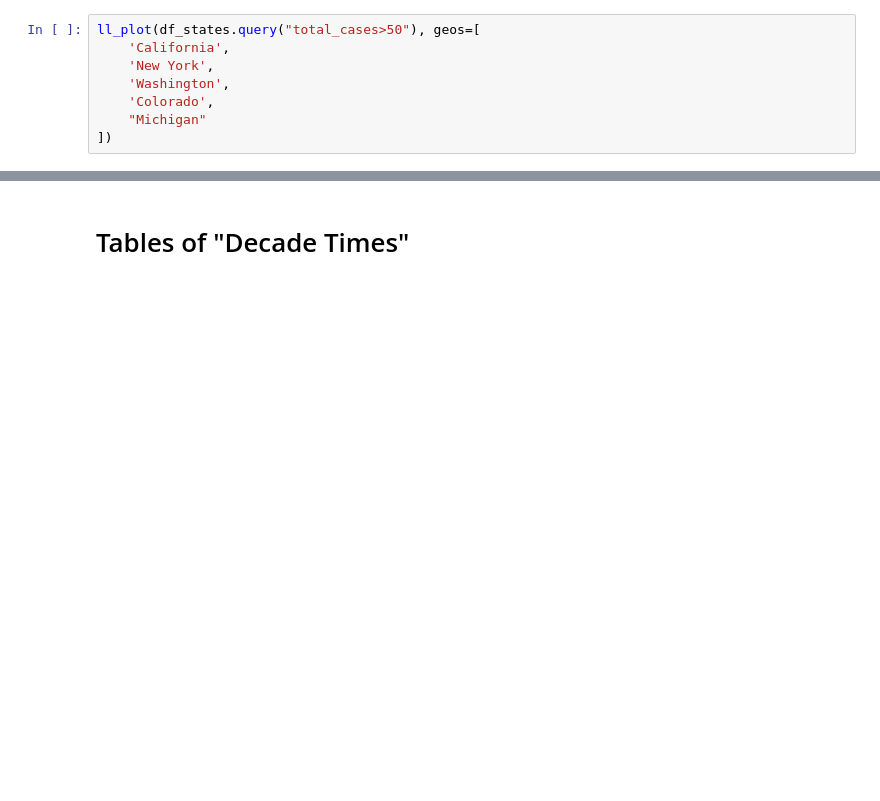
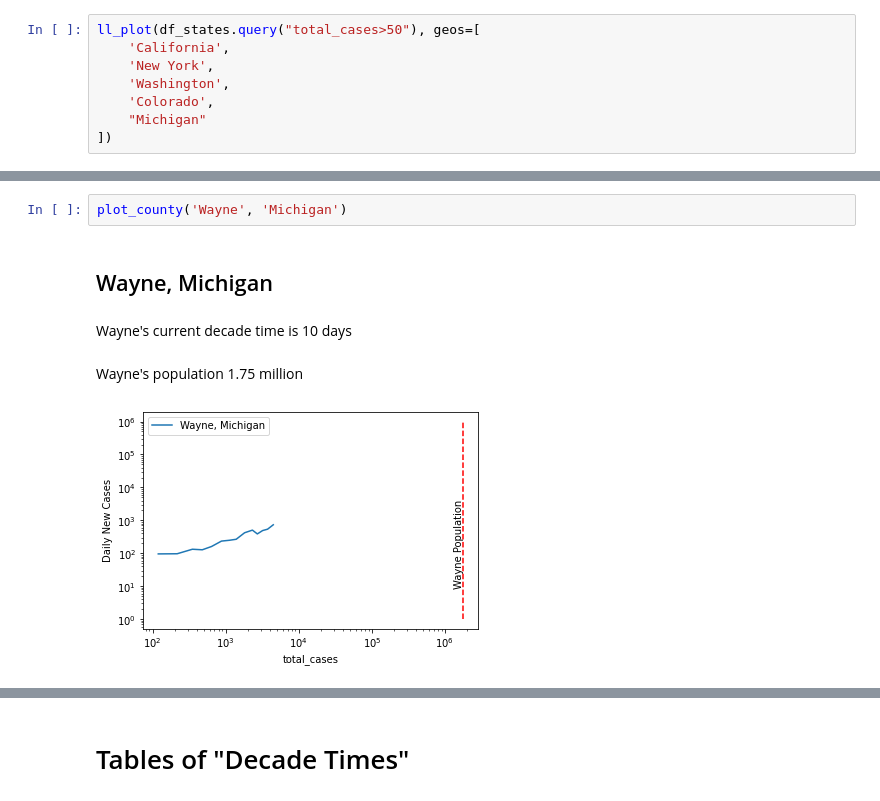
Before and after one commit to sprouse/jupyter_covid, a Jupyter notebook: Covid Analysis.ipynb, the cells around one changed output, grey strips where cells are left out. Cells and saved outputs as stored; diff of their text form; blank space fills up the shorter version.

```diff
--- a/Covid Analysis.ipynb
+++ b/Covid Analysis.ipynb
@@ -166,0 +141,7 @@ display(Markdown(f"{county}'s current decade time is {decade_time(county, state)
+# %%
+plot_county('Wayne', 'Michigan')
+# %% [output]
+## Wayne, Michigan
+Wayne's current decade time is 10 days
+Wayne's population 1.75 million
+[figure, added]
```
Also changed, not shown: parts of 34 cells of this notebook, 1 other file.
